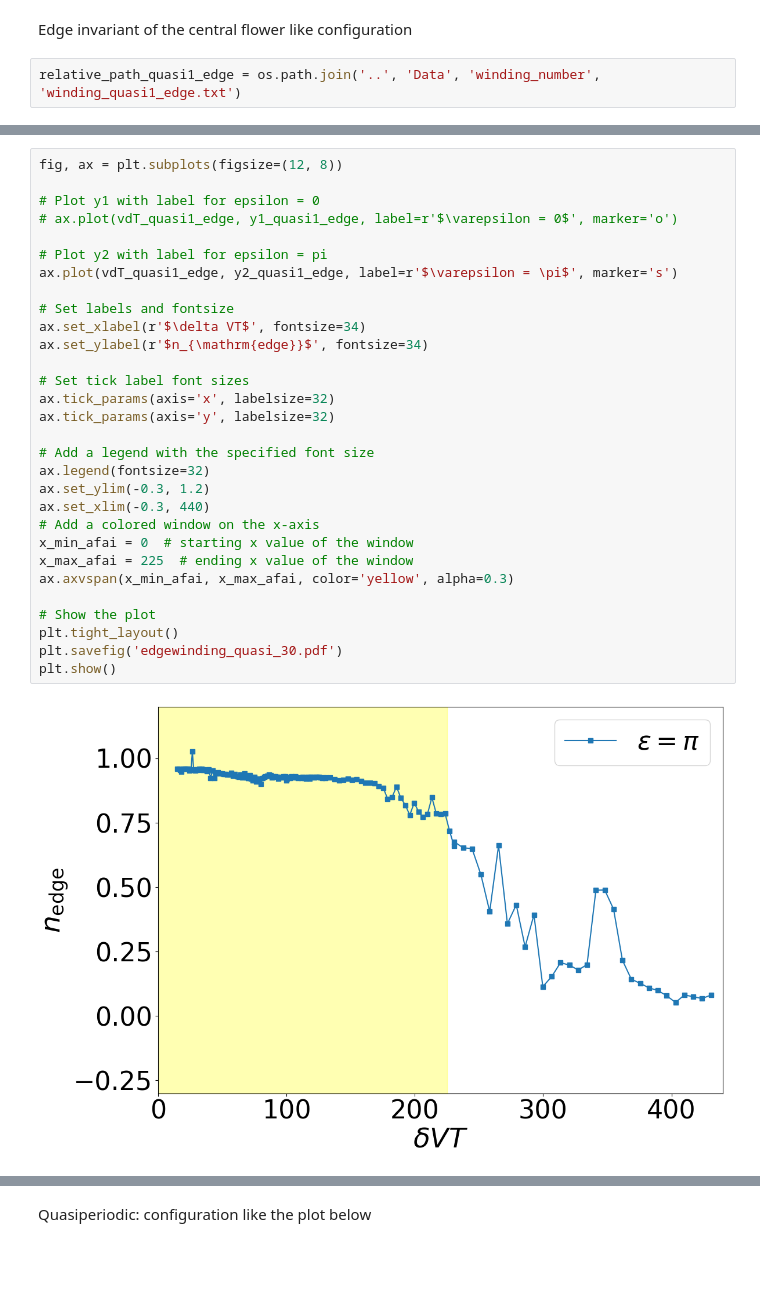
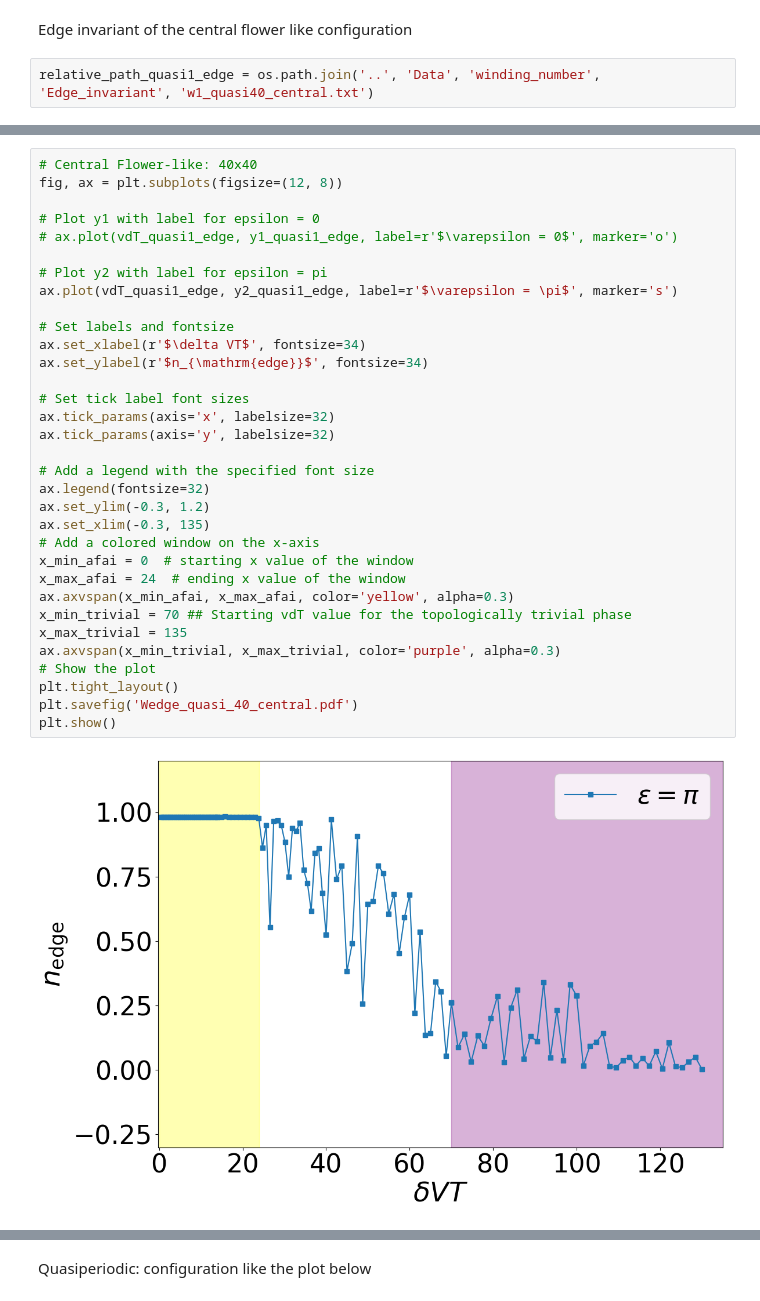
Before and after one commit to NGC2237-Clark/Topo_Loco_QCs, a Jupyter notebook: Floquet/AFAI_GPU_debugertbc.ipynb, the cells around one changed output, grey strips where cells are left out. Saved outputs shown, nothing was run; the diff lists cells and outputs as text; blank space fills up the shorter version.

```diff
--- a/Floquet/AFAI_GPU_debugertbc.ipynb
+++ b/Floquet/AFAI_GPU_debugertbc.ipynb
@@ -420,5 +420,5 @@ plt.show()
 # %% [markdown]
 Edge invariant of the central flower like configuration
 # %%
-relative_path_quasi1_edge = os.path.join('..', 'Data', 'winding_number', 'winding_quasi1_edge.txt')
+relative_path_quasi1_edge = os.path.join('..', 'Data', 'winding_number', 'Edge_invariant', 'w1_quasi40_central.txt')
 # %%
@@ -468,32 +468,35 @@ print(vdT_quasi1_edge)
 # %%
+# Central Flower-like: 40x40
 fig, ax = plt.subplots(figsize=(12, 8))
 
 # Plot y1 with label for epsilon = 0
 # ax.plot(vdT_quasi1_edge, y1_quasi1_edge, label=r'$\varepsilon = 0$', marker='o')
 
 # Plot y2 with label for epsilon = pi
 ax.plot(vdT_quasi1_edge, y2_quasi1_edge, label=r'$\varepsilon = \pi$', marker='s')
 
 # Set labels and fontsize
 ax.set_xlabel(r'$\delta VT$', fontsize=34)
 ax.set_ylabel(r'$n_{\mathrm{edge}}$', fontsize=34)
 
 # Set tick label font sizes
 ax.tick_params(axis='x', labelsize=32)
 ax.tick_params(axis='y', labelsize=32)
 
 # Add a legend with the specified font size
 ax.legend(fontsize=32)
 ax.set_ylim(-0.3, 1.2)
-ax.set_xlim(-0.3, 440)
+ax.set_xlim(-0.3, 135)
 # Add a colored window on the x-axis
 x_min_afai = 0  # starting x value of the window
-x_max_afai = 225  # ending x value of the window
+x_max_afai = 24  # ending x value of the window
 ax.axvspan(x_min_afai, x_max_afai, color='yellow', alpha=0.3)
-
+x_min_trivial = 70 ## Starting vdT value for the topologically trivial phase
+x_max_trivial = 135
+ax.axvspan(x_min_trivial, x_max_trivial, color='purple', alpha=0.3)
 # Show the plot
 plt.tight_layout()
-plt.savefig('edgewinding_quasi_30.pdf')
+plt.savefig('Wedge_quasi_40_central.pdf')
 plt.show()
 # %% [output]
-[figure, old version]
+[figure, new version]
```
Also changed, not shown: parts of 33 cells of this notebook, 46 other files.
